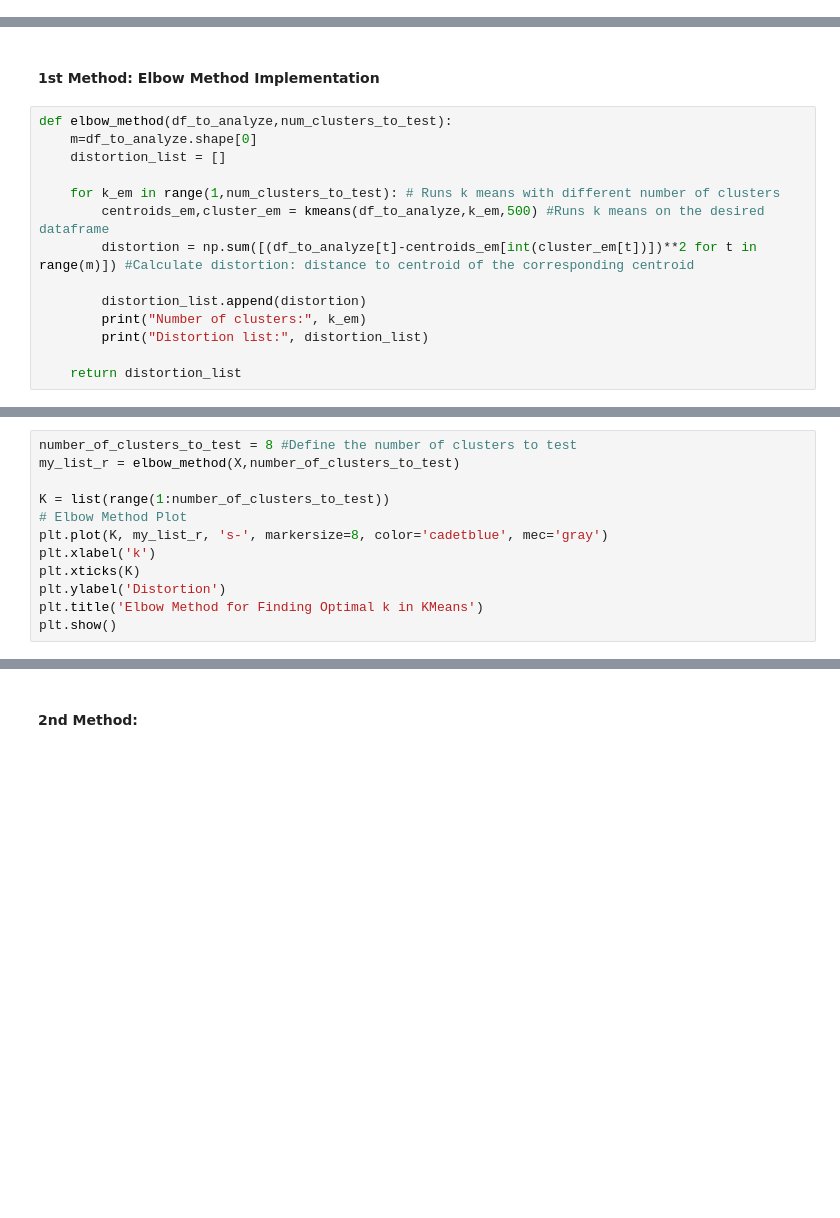
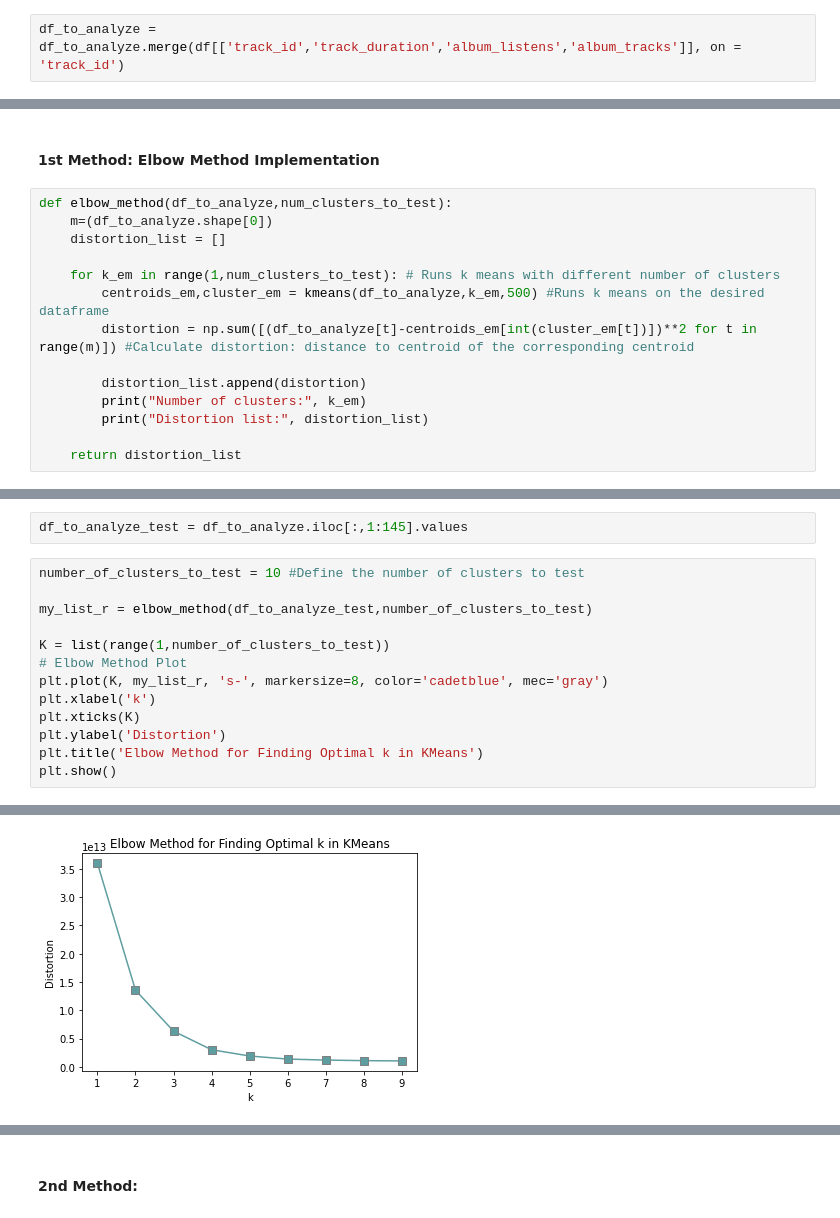
Before and after one commit to brauliovillalobos/ADM_HW4, a Jupyter notebook: ADM_HW4.ipynb, the cells around one changed output, grey strips where cells are left out. Cells and saved outputs as stored; diff of their text form; blank space fills up the shorter version.

```diff
--- a/ADM_HW4.ipynb
+++ b/ADM_HW4.ipynb
@@ -697,3 +808,5 @@ df_to_analyze.insert(0,'track_id',df.loc[:,'track_id'])
+# %%
+df_to_analyze = df_to_analyze.merge(df[['track_id','track_duration','album_listens','album_tracks']], on = 'track_id')
 # %% [markdown]
 ## 2.3 Clustering!
 
@@ -742,7 +855,7 @@ def kmeans(my_x_test, k, max_iter=300):
 #### 1st Method: Elbow Method Implementation
 # %%
 def elbow_method(df_to_analyze,num_clusters_to_test):
-    m=df_to_analyze.shape[0]
+    m=(df_to_analyze.shape[0])
     distortion_list = []
 
     for k_em in range(1,num_clusters_to_test): # Runs k means with different number of clusters
@@ -757,8 +886,11 @@ def elbow_method(df_to_analyze,num_clusters_to_test):
+# %%
+df_to_analyze_test = df_to_analyze.iloc[:,1:145].values
 # %%
-number_of_clusters_to_test = 8 #Define the number of clusters to test
-my_list_r = elbow_method(X,number_of_clusters_to_test)
+number_of_clusters_to_test = 10 #Define the number of clusters to test
 
-K = list(range(1:number_of_clusters_to_test))
+my_list_r = elbow_method(df_to_analyze_test,number_of_clusters_to_test)
+
+K = list(range(1,number_of_clusters_to_test))
 # Elbow Method Plot
 plt.plot(K, my_list_r, 's-', markersize=8, color='cadetblue', mec='gray')
 plt.xlabel('k')
@@ -766,3 +898,4 @@ plt.xticks(K)
 plt.ylabel('Distortion')
 plt.title('Elbow Method for Finding Optimal k in KMeans')
 plt.show()
+# %% [output]
@@ -768,0 +919 @@ plt.show()
+[figure, added]
```
Also changed, not shown: parts of 35 cells of this notebook.
